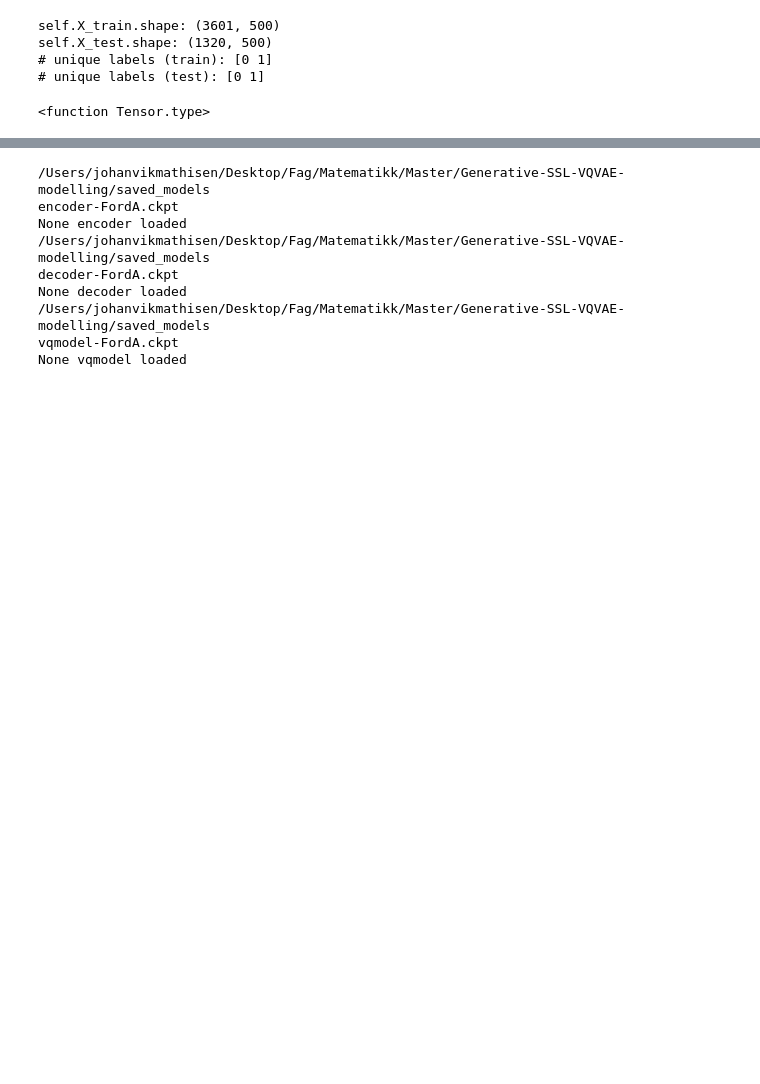
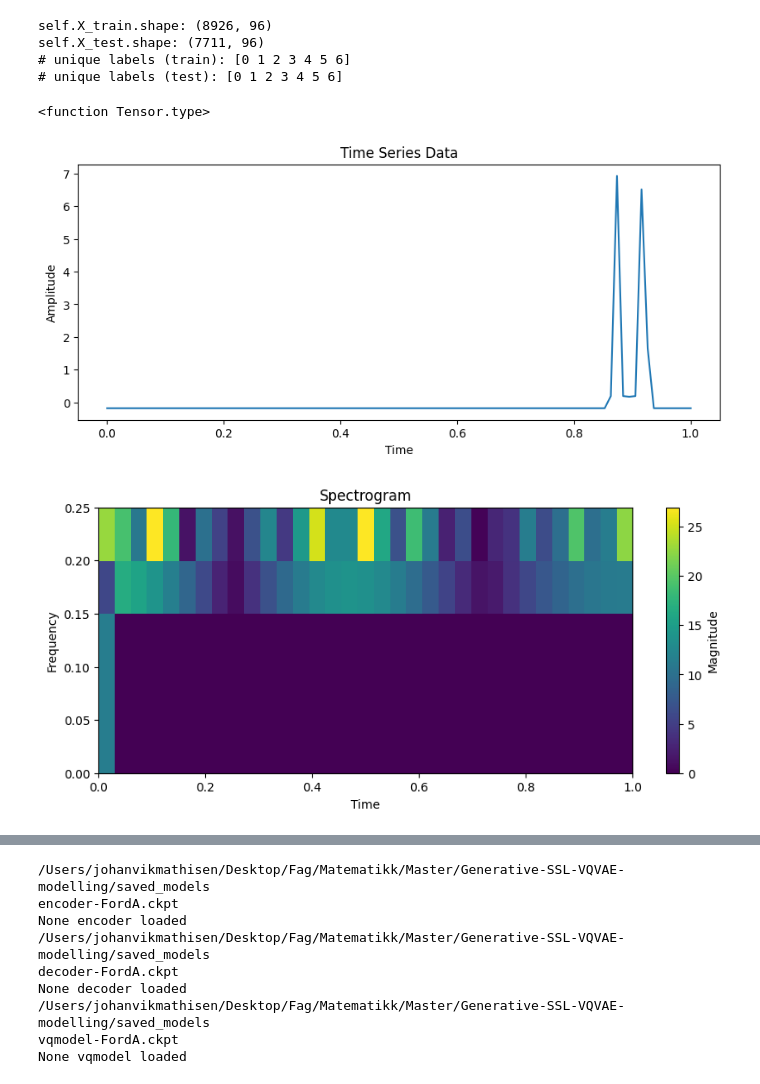
Before and after one commit to Bergschtein/Generative-SSL-VQVAE-modelling, a Jupyter notebook: lab_johan.ipynb, the cells around one changed output, grey strips where cells are left out. Drawn from its saved outputs; the diff is of its cells as text; code cells hidden in the pictures; blank space fills up the shorter version.

```diff
--- a/lab_johan.ipynb
+++ b/lab_johan.ipynb
@@ -253,15 +253,15 @@ config = load_yaml_param_settings(conf_dir)
 augmenter = Augmenter(**config['augmentations'])
 # timeaug = TimeAugmenter(*config)
 # %%
-eval = Evaluation(subset_dataset_name="FordA",gpu_device_index=0, config=config, )
+eval = Evaluation(subset_dataset_name="ElectricDevices",gpu_device_index=0, config=config, )
 # %% [output]
-self.X_train.shape: (3601, 500)
-self.X_test.shape: (1320, 500)
-# unique labels (train): [0 1]
-# unique labels (test): [0 1]
+self.X_train.shape: (8926, 96)
+self.X_test.shape: (7711, 96)
+# unique labels (train): [0 1 2 3 4 5 6]
+# unique labels (test): [0 1 2 3 4 5 6]
 # %%
-n_classes = 2
-input_length = 500
+n_classes = 7
+input_length = 96
 # %%
 x_train = eval.getTrain()
 # %%
@@ -273,3 +271,43 @@ x_train.type
+# %%
+import torch
+import torch.nn.functional as F
+import matplotlib.pyplot as plt
+
+# Generate some sample time series data
+# Here, we'll generate a simple sinusoidal wave
+t = torch.linspace(0, 1, input_length)
+# time_series = torch.sin(2 * torch.pi * 5 * t) + 0.5 * torch.sin(2 * torch.pi * 10 * t)
+time_series = x_train[1][0][:]
+
+# Plot the time series data
+plt.figure(figsize=(10, 4))
+plt.plot(t.numpy(), time_series.numpy())
+plt.title('Time Series Data')
+plt.xlabel('Time')
+plt.ylabel('Amplitude')
+plt.show()
+
+# Perform Short-Time Fourier Transform (SFFT)
+# You can adjust parameters like window size, hop length, etc.
+window_size = 64
+hop_length = 10
+fft = torch.stft(time_series, window_size, hop_length, return_complex=True)
+
+# Get the magnitude of the complex values
+magnitude = torch.abs(fft)
+
+# Plot the spectrogram
+plt.figure(figsize=(10, 4))
+plt.imshow(magnitude.numpy().T, aspect='auto', origin='lower',
+           extent=[0, 1, 0, 0.5 * 500 / 1000], cmap='viridis')
+plt.title('Spectrogram')
+plt.xlabel('Time')
+plt.ylabel('Frequency')
+plt.colorbar(label='Magnitude')
+plt.show()
+# %% [output]
+[figure, added]
+[figure, added]
 # %%
 x_aug = torch.empty(size = x_train.shape)
 for i in range(x_train.shape[0]):
```
Also changed, not shown: parts of 5 cells of this notebook, 3 other files.
